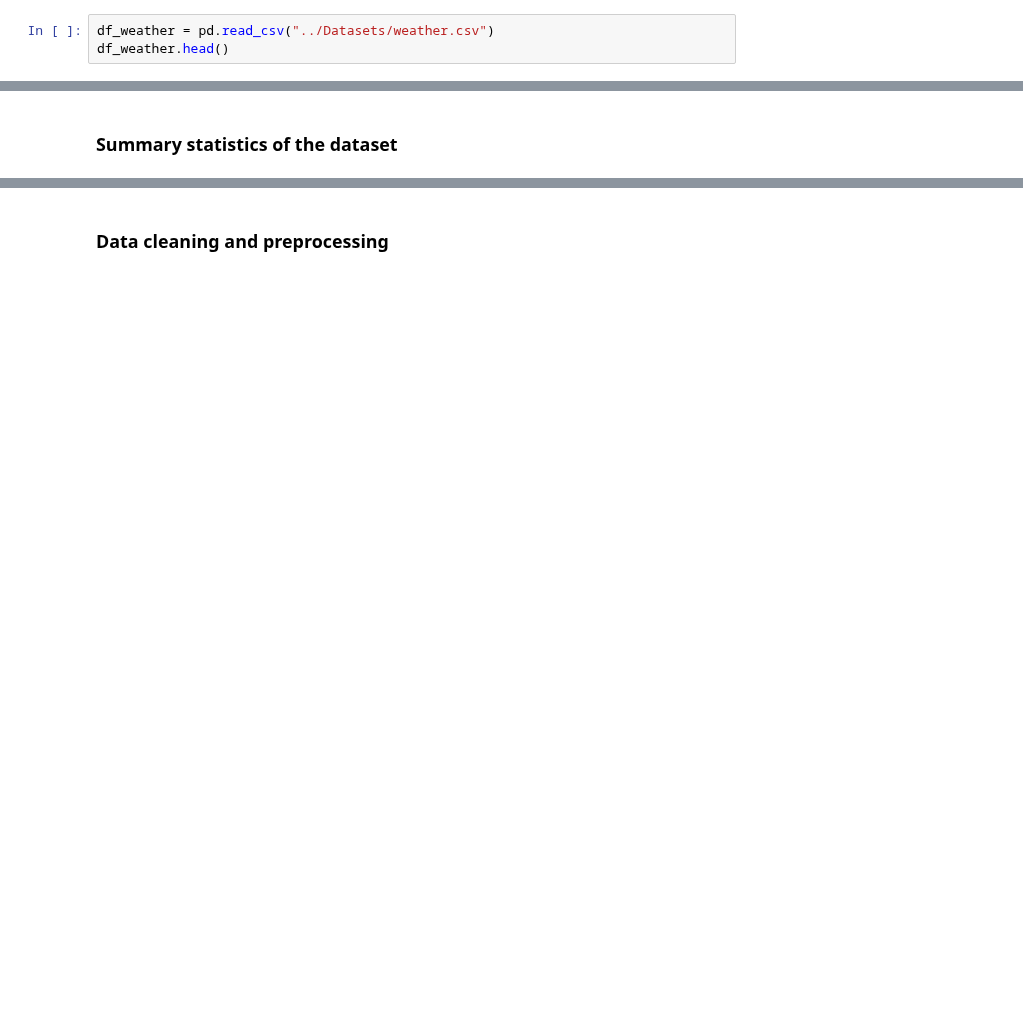
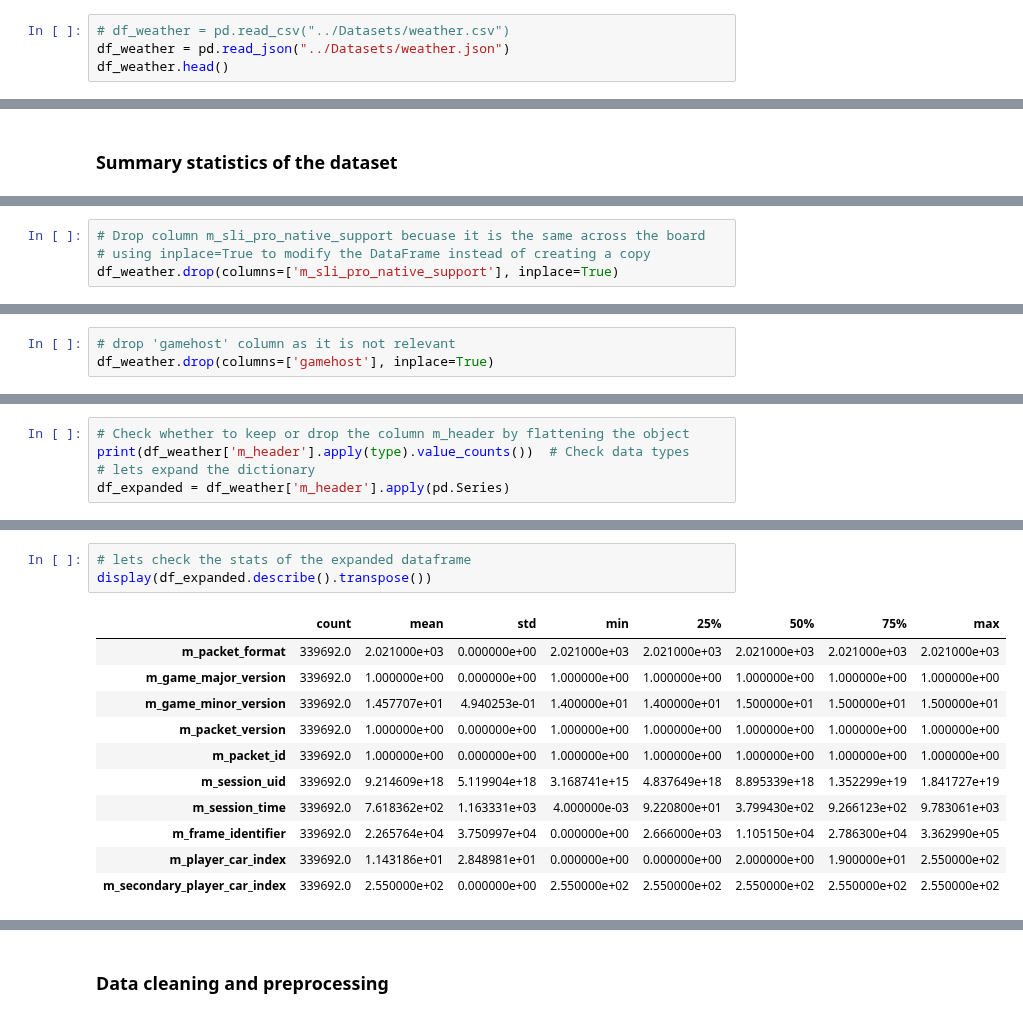
Before and after one commit to omanar1/usable_ai, a Jupyter notebook: Homework/HW5_assignment_m05_eda_Ricardo OMANA.ipynb, the cells around one changed output, grey strips where cells are left out. Saved outputs shown, nothing was run; the diff lists cells and outputs as text; blank space fills up the shorter version.

```diff
--- a/Homework/HW5_assignment_m05_eda_Ricardo OMANA.ipynb
+++ b/Homework/HW5_assignment_m05_eda_Ricardo OMANA.ipynb
@@ -69,5 +121,6 @@ print(os.getcwd())
 # %% [markdown]
 ### Perform exploratory data analysis (EDA) on the dataset.
 # %%
-df_weather = pd.read_csv("../Datasets/weather.csv")
+# df_weather = pd.read_csv("../Datasets/weather.csv")
+df_weather = pd.read_json("../Datasets/weather.json")
 df_weather.head()
@@ -145,0 +267,4 @@ df_weather.shape
+# %%
+# Drop column m_sli_pro_native_support becuase it is the same across the board
+# using inplace=True to modify the DataFrame instead of creating a copy
+df_weather.drop(columns=['m_sli_pro_native_support'], inplace=True)
@@ -145,0 +285,3 @@ df_weather.shape
+# %%
+# drop 'gamehost' column as it is not relevant
+df_weather.drop(columns=['gamehost'], inplace=True)
@@ -145,0 +298,5 @@ df_weather.shape
+# %%
+# Check whether to keep or drop the column m_header by flattening the object
+print(df_weather['m_header'].apply(type).value_counts())  # Check data types
+# lets expand the dictionary
+df_expanded = df_weather['m_header'].apply(pd.Series)
@@ -145,0 +316,15 @@ df_weather.shape
+# %%
+# lets check the stats of the expanded dataframe
+display(df_expanded.describe().transpose())
+# %% [output]
+|  | count | mean | std | min | 25% | 50% | 75% | max |
+| m_packet_format | 339692.0 | 2.021000e+03 | 0.000000e+00 | 2.021000e+03 | 2.021000e+03 | 2.021000e+03 | 2.021000e+03 | 2.021000e+03 |
+| m_game_major_version | 339692.0 | 1.000000e+00 | 0.000000e+00 | 1.000000e+00 | 1.000000e+00 | 1.000000e+00 | 1.000000e+00 | 1.000000e+00 |
+| m_game_minor_version | 339692.0 | 1.457707e+01 | 4.940253e-01 | 1.400000e+01 | 1.400000e+01 | 1.500000e+01 | 1.500000e+01 | 1.500000e+01 |
+| m_packet_version | 339692.0 | 1.000000e+00 | 0.000000e+00 | 1.000000e+00 | 1.000000e+00 | 1.000000e+00 | 1.000000e+00 | 1.000000e+00 |
+| m_packet_id | 339692.0 | 1.000000e+00 | 0.000000e+00 | 1.000000e+00 | 1.000000e+00 | 1.000000e+00 | 1.000000e+00 | 1.000000e+00 |
+| m_session_uid | 339692.0 | 9.214609e+18 | 5.119904e+18 | 3.168741e+15 | 4.837649e+18 | 8.895339e+18 | 1.352299e+19 | 1.841727e+19 |
+| m_session_time | 339692.0 | 7.618362e+02 | 1.163331e+03 | 4.000000e-03 | 9.220800e+01 | 3.799430e+02 | 9.266123e+02 | 9.783061e+03 |
+| m_frame_identifier | 339692.0 | 2.265764e+04 | 3.750997e+04 | 0.000000e+00 | 2.666000e+03 | 1.105150e+04 | 2.786300e+04 | 3.362990e+05 |
+| m_player_car_index | 339692.0 | 1.143186e+01 | 2.848981e+01 | 0.000000e+00 | 0.000000e+00 | 2.000000e+00 | 1.900000e+01 | 2.550000e+02 |
+| m_secondary_player_car_index | 339692.0 | 2.550000e+02 | 0.000000e+00 | 2.550000e+02 | 2.550000e+02 | 2.550000e+02 | 2.550000e+02 | 2.550000e+02 |
```
Also changed, not shown: parts of 34 cells of this notebook.
